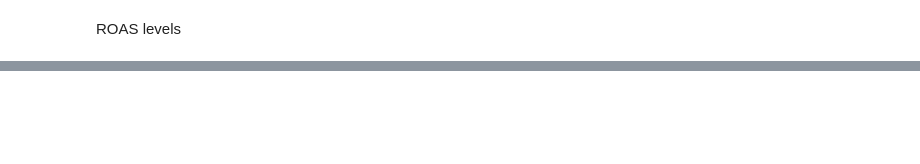
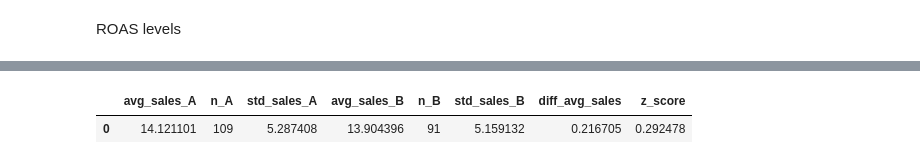
Before and after one commit to ntcode12/AD_Sales_ETL, a Jupyter notebook: notebooks/sql_analysis.ipynb, the cells around one changed output, grey strips where cells are left out. Saved outputs shown, nothing was run; the diff lists cells and outputs as text; code cells hidden in the pictures; blank space fills up the shorter version.

```diff
--- a/notebooks/sql_analysis.ipynb
+++ b/notebooks/sql_analysis.ipynb
@@ -73,0 +275,5 @@ display(result)
+# %%
+display(result)
+# %% [output]
+|  | avg_sales_A | n_A | std_sales_A | avg_sales_B | n_B | std_sales_B | diff_avg_sales | z_score |
+| 0 | 14.121101 | 109 | 5.287408 | 13.904396 | 91 | 5.159132 | 0.216705 | 0.292478 |
```
Also changed, not shown: parts of 14 cells of this notebook, 1 other file.
